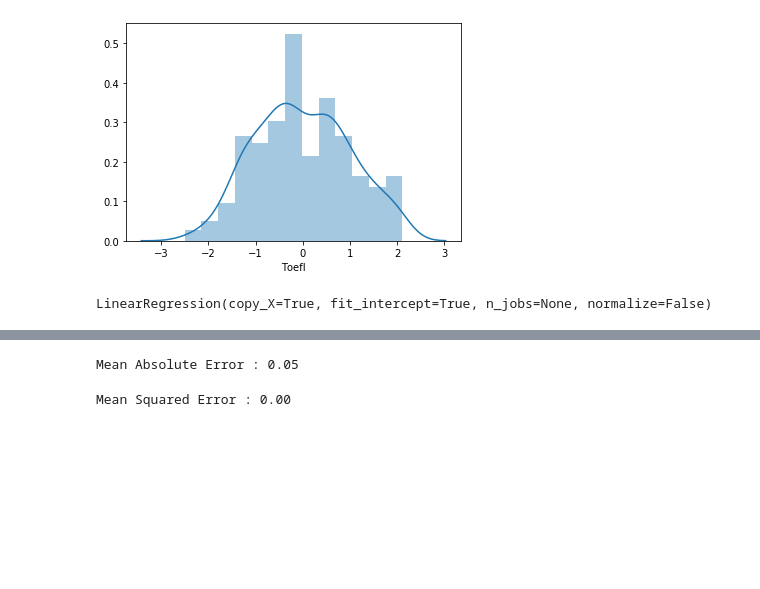
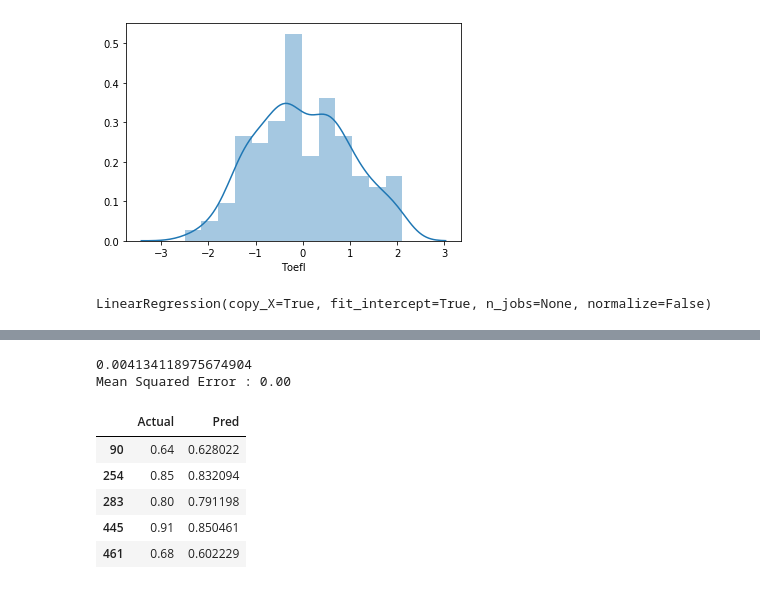
Before and after one commit to srikanthpragada/DS_18_MAY_2020, a Jupyter notebook: admission/admission_models.ipynb, the cells around one changed output, grey strips where cells are left out. Saved outputs shown, nothing was run; the diff lists cells and outputs as text; code cells hidden in the pictures; blank space fills up the shorter version.

```diff
--- a/admission/admission_models.ipynb
+++ b/admission/admission_models.ipynb
@@ -146,10 +121,7 @@ R2 Score: 0.77
 # %%
-mae = mean_absolute_error(y_test,y_pred)
-print(f"Mean Absolute Error : {mae:0.2f}")
+mse = mean_squared_error(y_test,y_pred)
+print(mse)
+print(f"Mean Squared Error : {mse:0.2f}")
 # %% [output]
-Mean Absolute Error : 0.05
+0.004134118975674904
+Mean Squared Error : 0.00
-# %%
-mse = mean_squared_error(y_test,y_pred)
-print(f"Mean Squared Error : {mse:0.2f}")
-# %% [output]
-Mean Squared Error : 0.00
@@ -155,0 +130,9 @@ Mean Squared Error : 0.00
+# %%
+res.head()
+# %% [output]
+|  | Actual | Pred |
+| 90 | 0.64 | 0.628022 |
+| 254 | 0.85 | 0.832094 |
+| 283 | 0.80 | 0.791198 |
+| 445 | 0.91 | 0.850461 |
+| 461 | 0.68 | 0.602229 |
```
Also changed, not shown: parts of 13 cells of this notebook, 1 other file.
